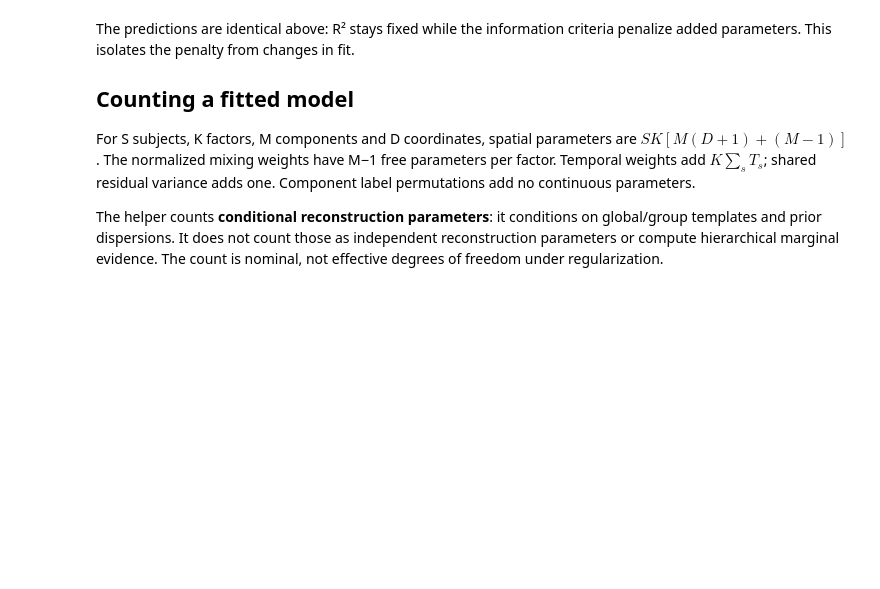
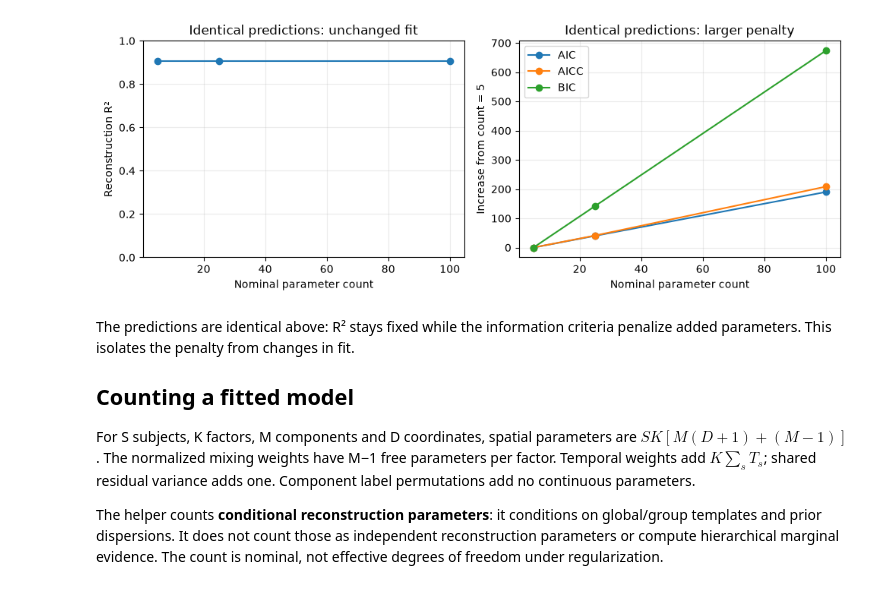
Before and after one commit to ContextLab/htfa, a Jupyter notebook: docs/tutorials/14_fit_statistics.ipynb, the cells around one changed output. Cells and saved outputs as stored; diff of their text form; code cells hidden in the pictures; blank space fills up the shorter version.

```diff
--- a/docs/tutorials/14_fit_statistics.ipynb
+++ b/docs/tutorials/14_fit_statistics.ipynb
@@ -24,7 +23,6 @@ except ImportError:
     %pip install -q htfa
 # %%
 import numpy as np
-import pandas as pd
 
 import htfa
 from htfa.stats import (
@@ -33,20 +31,50 @@ from htfa.stats import (
     reconstruction_statistics,
 )
 
+pd = htfa.require("pandas")
+
 rng = np.random.default_rng(3)
 x = rng.normal(size=(40, 30))
 predicted = 0.7 * x
-pd.DataFrame(
+scores = pd.DataFrame(
     [
         gaussian_fit_statistics(x, predicted, n_parameters=p).to_dict()
         for p in [5, 25, 100]
     ]
 )
+
+scores
 # %% [output]
 |  | n_observations | n_parameters | rss | tss | r2 | log_likelihood | aic | aicc | bic |
 | 0 | 1200 | 5 | 107.043306 | 1158.613294 | 0.907611 | -252.620226 | 515.240452 | 515.290703 | 540.690836 |
 | 1 | 1200 | 25 | 107.043306 | 1158.613294 | 0.907611 | -252.620226 | 555.240452 | 556.347777 | 682.492373 |
 | 2 | 1200 | 100 | 107.043306 | 1158.613294 | 0.907611 | -252.620226 | 705.240452 | 723.620798 | 1214.248136 |
+# %%
+plt = htfa.require("matplotlib.pyplot")
+fig, axes = plt.subplots(1, 2, figsize=(10, 3.8))
+counts = scores.n_parameters.to_numpy()
+axes[0].plot(counts, scores.r2, "o-", color="tab:blue")
+axes[0].set(
+    xlabel="Nominal parameter count",
+    ylabel="Reconstruction R²",
+    title="Identical predictions: unchanged fit",
+    ylim=(0, 1),
+)
+for criterion in ("aic", "aicc", "bic"):
+    values = scores[criterion].to_numpy()
+    axes[1].plot(counts, values - values[0], "o-", label=criterion.upper())
+axes[1].set(
+    xlabel="Nominal parameter count",
+    ylabel="Increase from count = 5",
+    title="Identical predictions: larger penalty",
+)
+axes[1].legend()
+for ax in axes:
+    ax.grid(alpha=0.25)
+fig.tight_layout()
+plt.show()
+# %% [output]
+[figure, added]
 # %% [markdown]
 The predictions are identical above: R² stays fixed while the information criteria penalize added parameters. This isolates the penalty from changes in fit.
 
```
Also changed, not shown: parts of 2 cells of this notebook, 49 other files.
